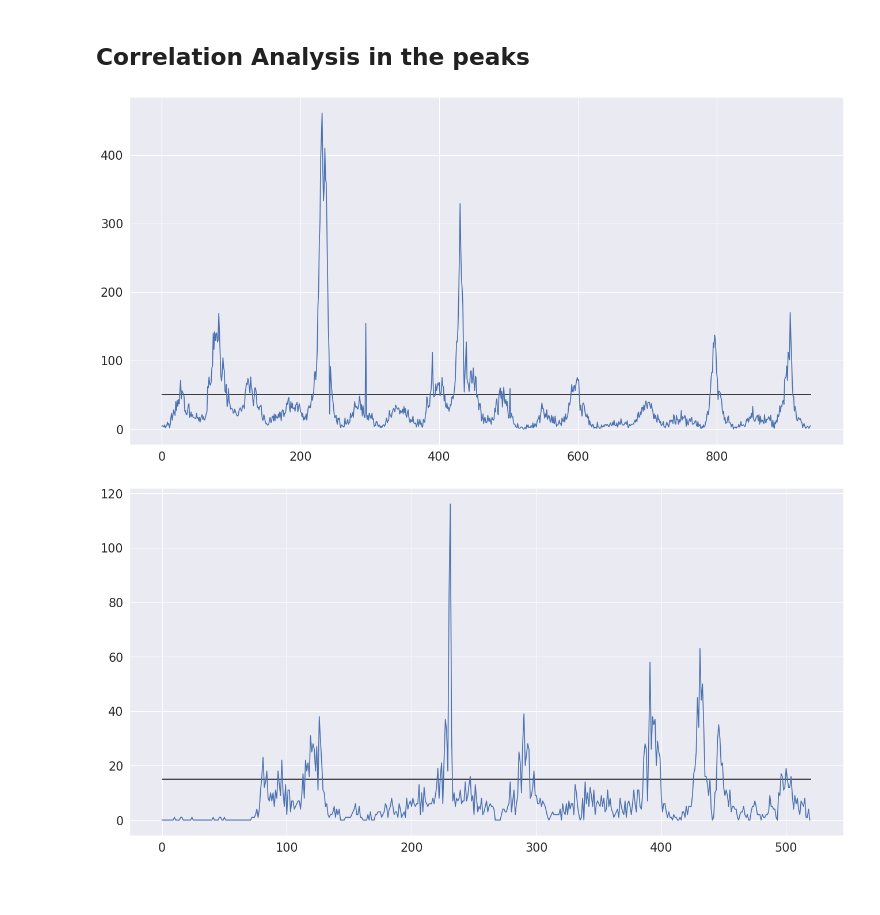
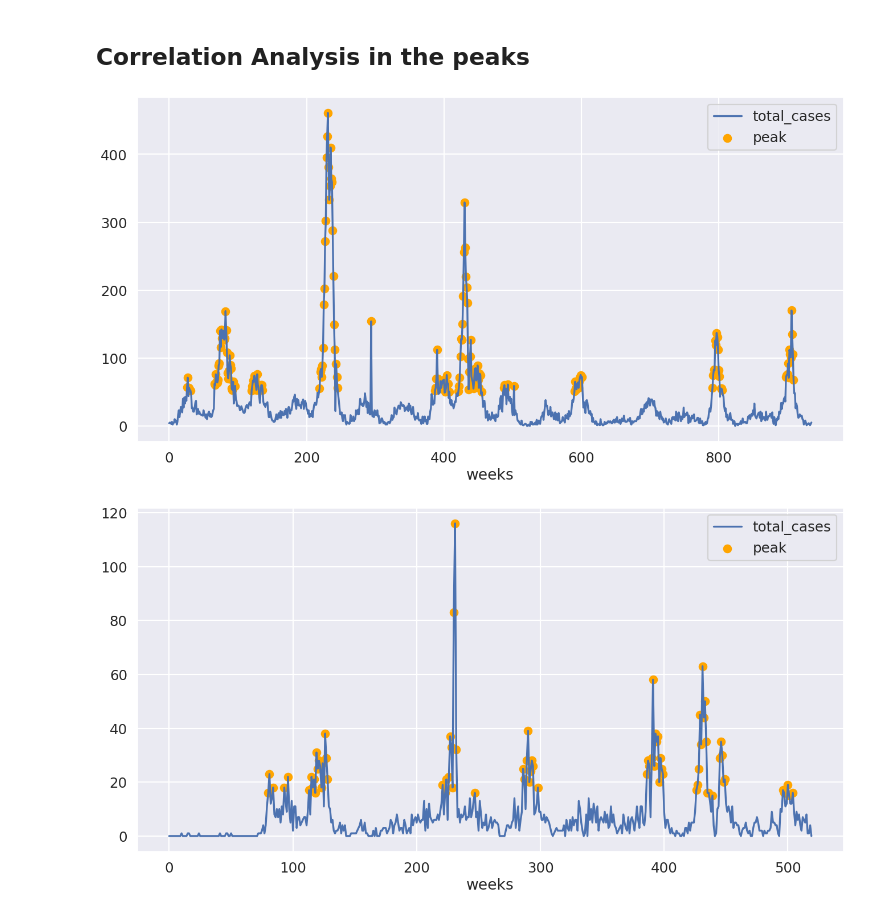
Before and after one commit to jsiloto/dengAI, a Jupyter notebook: analysis/correlation_analysis.ipynb, the cells around one changed output. Cells and saved outputs as stored; diff of their text form; code cells hidden in the pictures; blank space fills up the shorter version.

```diff
--- a/analysis/correlation_analysis.ipynb
+++ b/analysis/correlation_analysis.ipynb
@@ -219,21 +219,27 @@ Index(['year', 'weekofyear', 'total_cases', 'ndvi_ne', 'ndvi_nw', 'ndvi_se',
 ## Correlation Analysis in the peaks
 # %%
 def plot_peak_threshold(df, threshold):
+    sns.set_context("poster")
     plt.figure(figsize=(20, 10), dpi=80, facecolor='w', edgecolor='k')
-    plt.plot(df.total_cases.values)
-    plt.hlines(threshold, xmin=0, xmax=len(df.total_cases.values), colors='k', linestyles='solid', label='')
+    df = df.reset_index()
+    b = df[df['total_cases'] >= threshold]
+    plt.scatter(b.index, b['total_cases'].values, color='orange', label='peak')
+    plt.plot(df.total_cases.values, label='total_cases')
+    plt.xlabel("weeks")
+    plt.legend()
+#     plt.hlines(threshold, xmin=0, xmax=len(df.total_cases.values), colors='k', linestyles='solid', label='')
     plt.show()
 
 
 sj_thr = 50
 iq_thr = 15
 
 plot_peak_threshold(sj_df, sj_thr)
 plot_peak_threshold(iq_df, iq_thr)
 
 sj_peak_df = sj_df[sj_df['total_cases']> sj_thr]
 iq_peak_df = iq_df[iq_df['total_cases']> iq_thr]
 # %% [output]
-[figure, old version]
+[figure, new version]
-[figure, old version]
+[figure, new version]
 # %%
```
Also changed, not shown: parts of 5 cells of this notebook, 2 other files.
